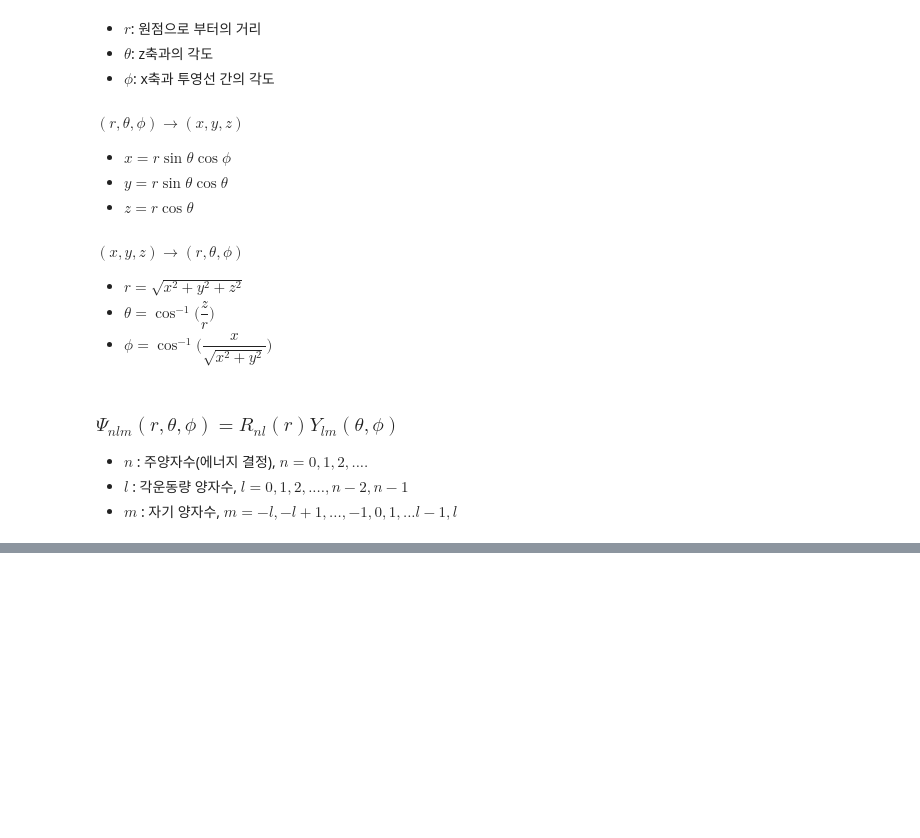
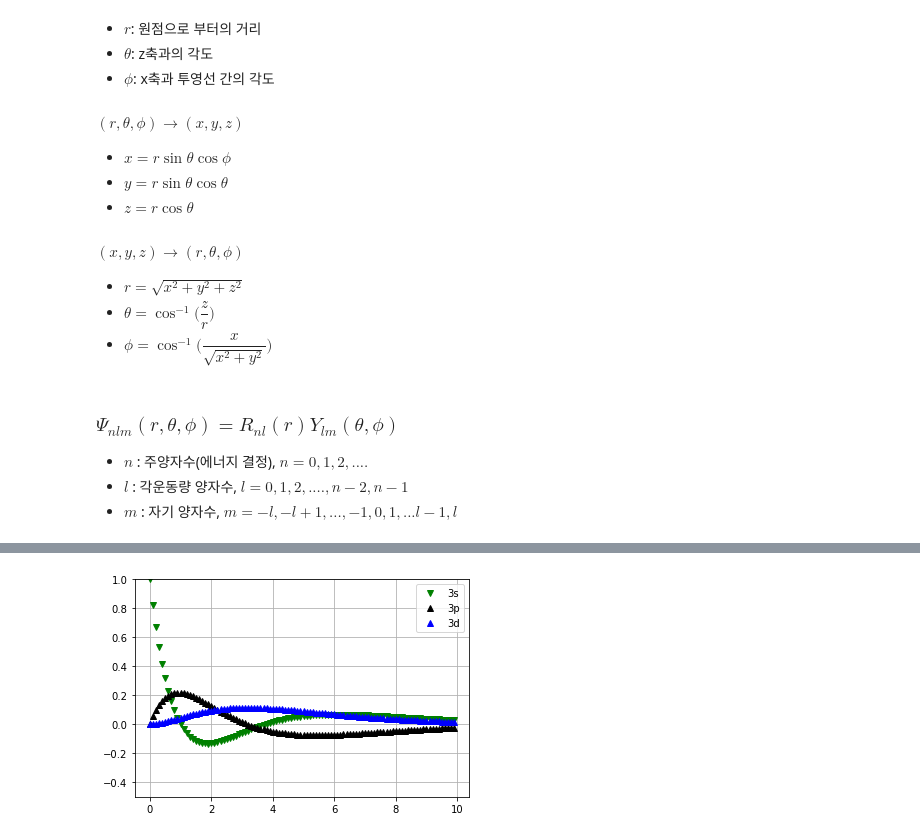
Before and after one commit to BrainNim/Study, a Jupyter notebook: K-MOOC/코딩으로 배우는 일반화학/week_9.ipynb, the cells around one changed output, grey strips where cells are left out. Saved outputs shown, nothing was run; the diff lists cells and outputs as text; code cells hidden in the pictures; blank space fills up the shorter version.

```diff
--- a/K-MOOC/코딩으로 배우는 일반화학/week_9.ipynb
+++ b/K-MOOC/코딩으로 배우는 일반화학/week_9.ipynb
@@ -48,0 +117,12 @@
+# %%
+plt.plot(r,R3s,'gv',label='3s')
+plt.plot(r,R3p,'k^',label='3p')
+plt.plot(r,R3d,'b^',label='3d')
+
+plt.ylim(-0.5, 1)
+plt.grid()
+
+plt.legend()
+plt.show()
+# %% [output]
+[figure, added]
```
Also changed, not shown: parts of 11 cells of this notebook.
